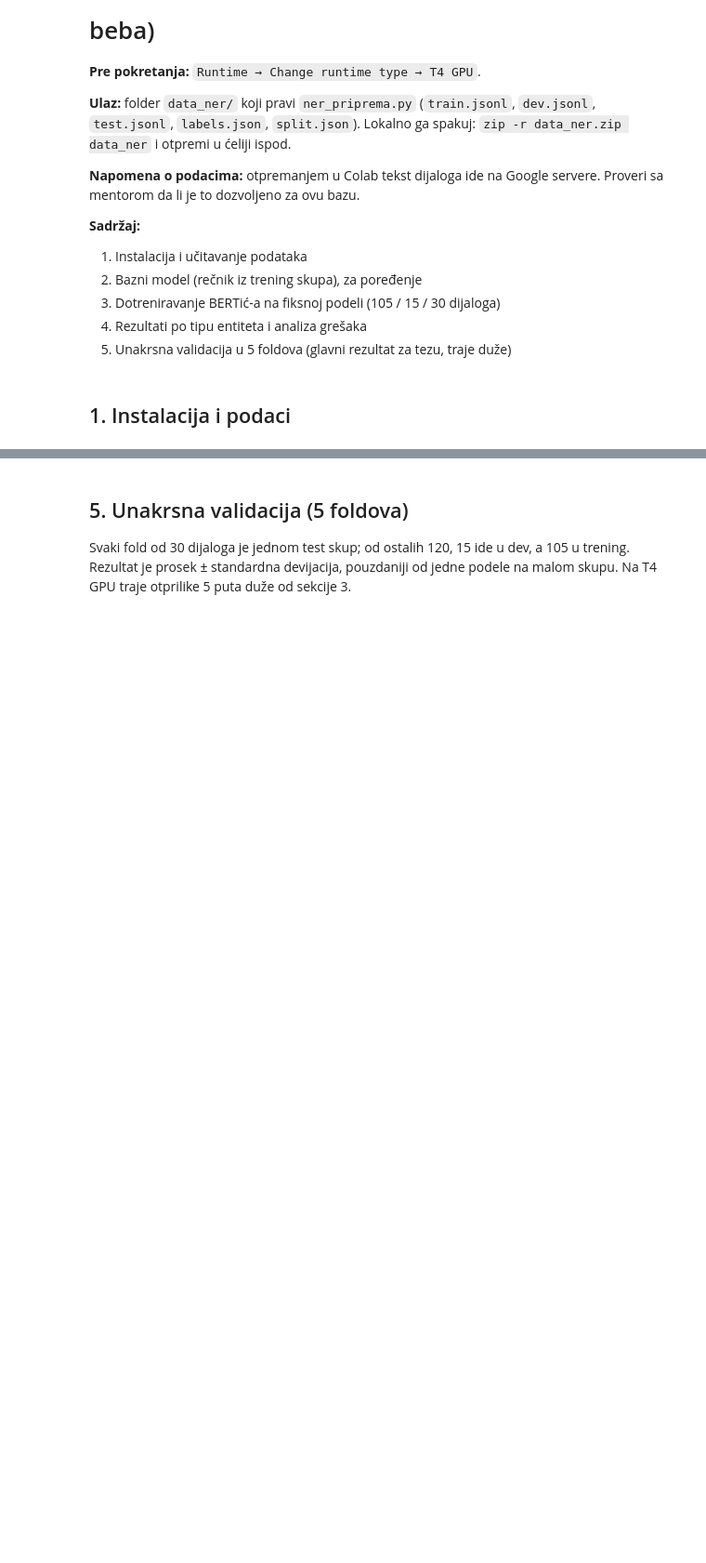
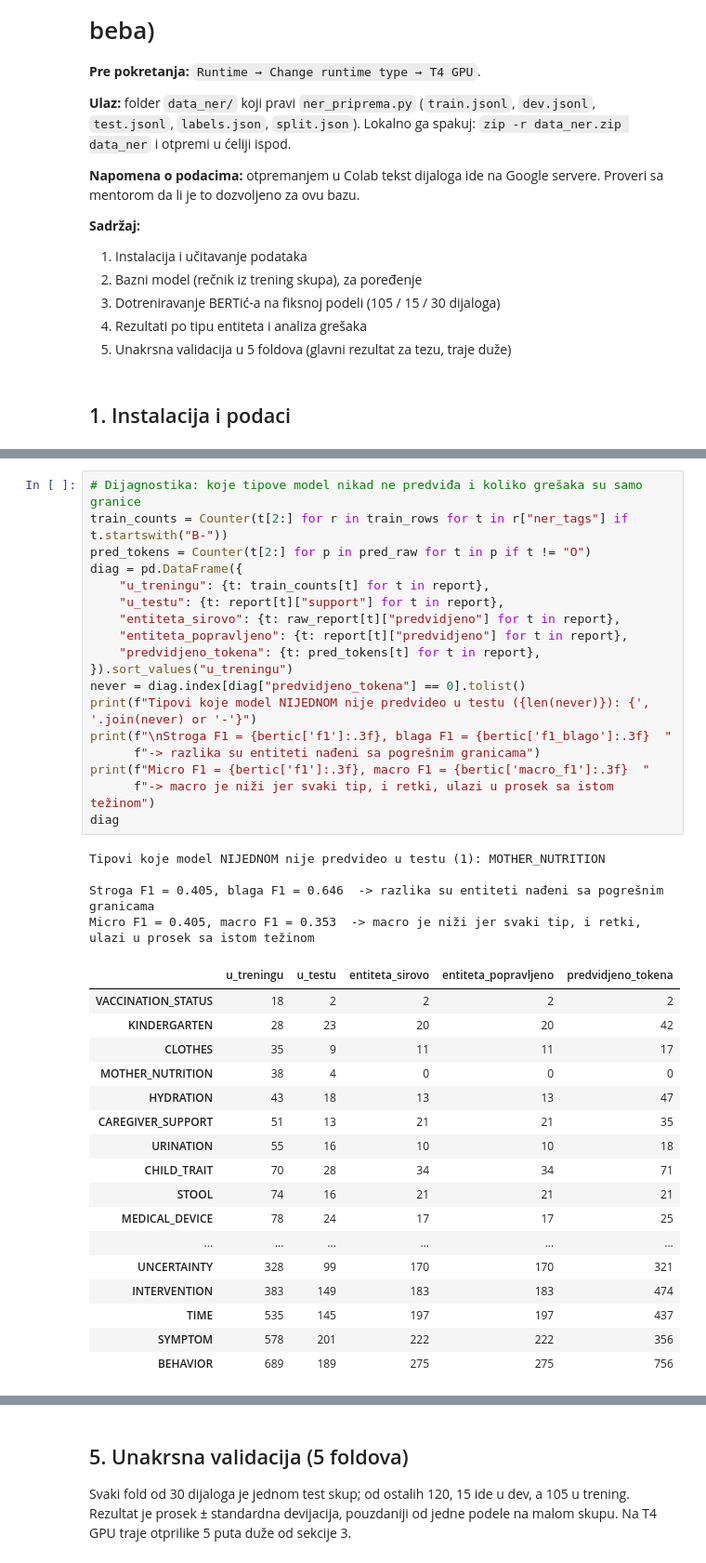
Before and after one commit to tijanicica/hello-baby-knowledge-graph, a Jupyter notebook: ner_bertic_colab.ipynb, the cells around one changed output, grey strips where cells are left out. Shown at 93% size. Cells and saved outputs as stored; diff of their text form; blank space fills up the shorter version.

```diff
--- a/ner_bertic_colab.ipynb
+++ b/ner_bertic_colab.ipynb
@@ -218,3 +404,43 @@ per_type
+# %%
+# Dijagnostika: koje tipove model nikad ne predviđa i koliko grešaka su samo granice
+train_counts = Counter(t[2:] for r in train_rows for t in r["ner_tags"] if t.startswith("B-"))
+pred_tokens = Counter(t[2:] for p in pred_raw for t in p if t != "O")
+diag = pd.DataFrame({
+    "u_treningu": {t: train_counts[t] for t in report},
+    "u_testu": {t: report[t]["support"] for t in report},
+    "entiteta_sirovo": {t: raw_report[t]["predvidjeno"] for t in report},
+    "entiteta_popravljeno": {t: report[t]["predvidjeno"] for t in report},
+    "predvidjeno_tokena": {t: pred_tokens[t] for t in report},
+}).sort_values("u_treningu")
+never = diag.index[diag["predvidjeno_tokena"] == 0].tolist()
+print(f"Tipovi koje model NIJEDNOM nije predvideo u testu ({len(never)}): {', '.join(never) or '-'}")
+print(f"\nStroga F1 = {bertic['f1']:.3f}, blaga F1 = {bertic['f1_blago']:.3f}  "
+      f"-> razlika su entiteti nađeni sa pogrešnim granicama")
+print(f"Micro F1 = {bertic['f1']:.3f}, macro F1 = {bertic['macro_f1']:.3f}  "
+      f"-> macro je niži jer svaki tip, i retki, ulazi u prosek sa istom težinom")
+diag
+# %% [output]
+Tipovi koje model NIJEDNOM nije predvideo u testu (1): MOTHER_NUTRITION
+
+Stroga F1 = 0.405, blaga F1 = 0.646  -> razlika su entiteti nađeni sa pogrešnim granicama
+Micro F1 = 0.405, macro F1 = 0.353  -> macro je niži jer svaki tip, i retki, ulazi u prosek sa istom težinom
+|  | u_treningu | u_testu | entiteta_sirovo | entiteta_popravljeno | predvidjeno_tokena |
+| VACCINATION_STATUS | 18 | 2 | 2 | 2 | 2 |
+| KINDERGARTEN | 28 | 23 | 20 | 20 | 42 |
+| CLOTHES | 35 | 9 | 11 | 11 | 17 |
+| MOTHER_NUTRITION | 38 | 4 | 0 | 0 | 0 |
+| HYDRATION | 43 | 18 | 13 | 13 | 47 |
+| CAREGIVER_SUPPORT | 51 | 13 | 21 | 21 | 35 |
+| URINATION | 55 | 16 | 10 | 10 | 18 |
+| CHILD_TRAIT | 70 | 28 | 34 | 34 | 71 |
+| STOOL | 74 | 16 | 21 | 21 | 21 |
+| MEDICAL_DEVICE | 78 | 24 | 17 | 17 | 25 |
+| ... | ... | ... | ... | ... | ... |
+| UNCERTAINTY | 328 | 99 | 170 | 170 | 321 |
+| INTERVENTION | 383 | 149 | 183 | 183 | 474 |
+| TIME | 535 | 145 | 197 | 197 | 437 |
+| SYMPTOM | 578 | 201 | 222 | 222 | 356 |
+| BEHAVIOR | 689 | 189 | 275 | 275 | 756 |
 # %%
 def error_types(rows, gold, pred):
     """Svrstava svaku grešku: pogrešan tip, pogrešne granice, propušten ili lažan entitet."""
```
Also changed, not shown: parts of 21 cells of this notebook.
